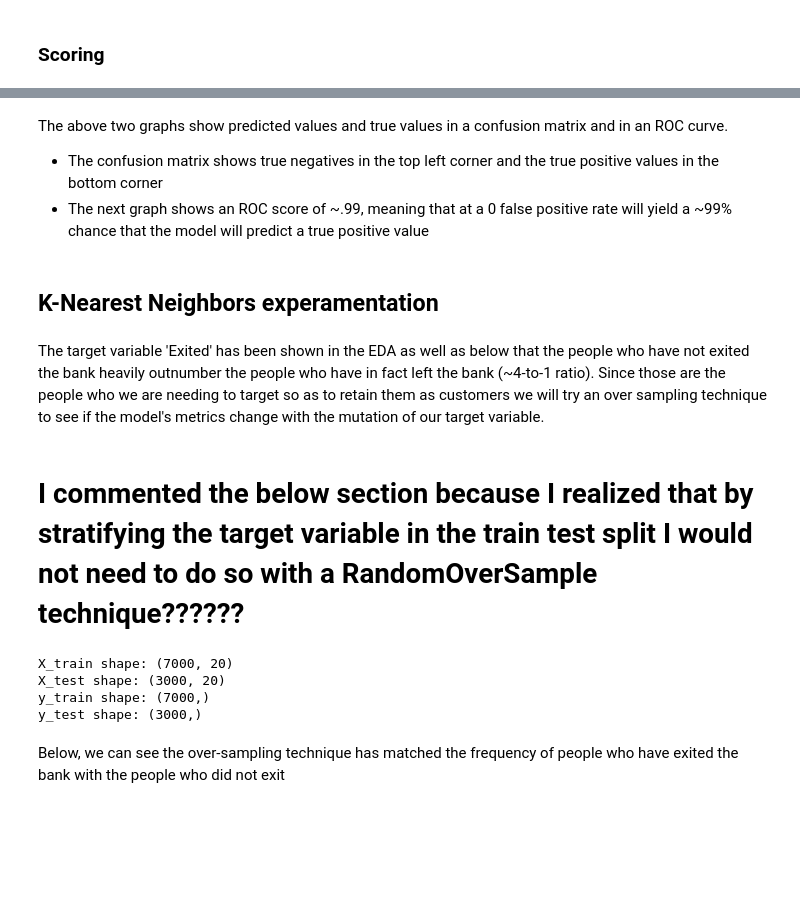
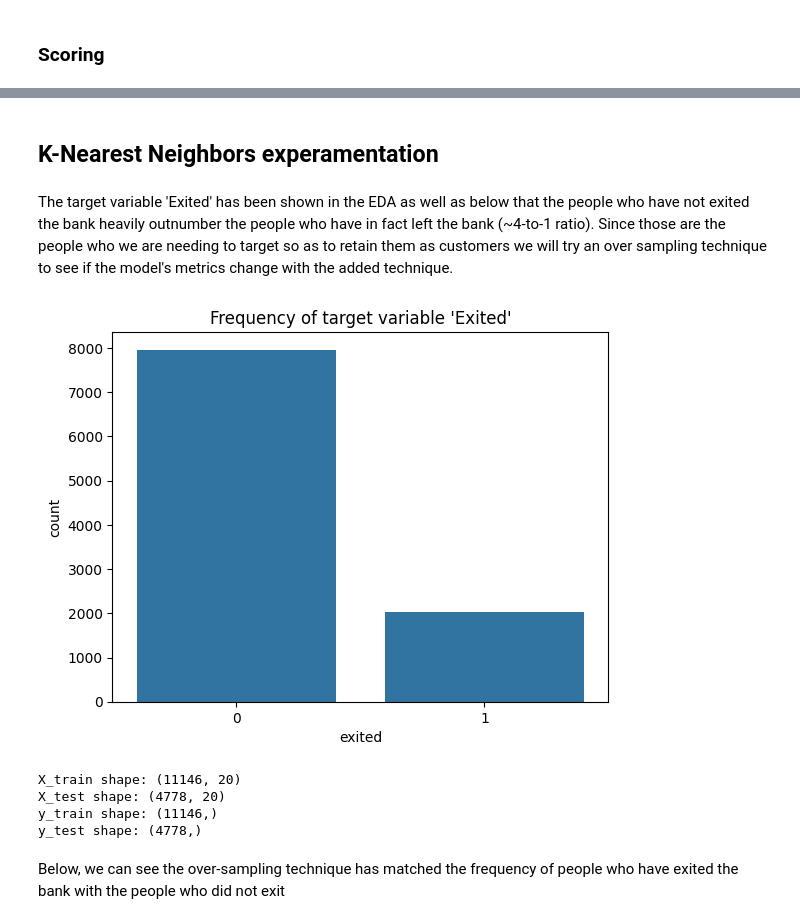
Before and after one commit to SmittyB00p/bank_customer_churn_capstone, a Jupyter notebook: notebooks/baseline.ipynb, the cells around one changed output, grey strips where cells are left out. Saved outputs shown, nothing was run; the diff lists cells and outputs as text; code cells hidden in the pictures; blank space fills up the shorter version.

```diff
--- a/notebooks/baseline.ipynb
+++ b/notebooks/baseline.ipynb
@@ -176,39 +170,35 @@ plt.show()
-# %% [markdown]
-The above two graphs show predicted values and true values in a confusion matrix and in an ROC curve.
-* The confusion matrix shows true negatives in the top left corner and the true positive values in the bottom corner
-* The next graph shows an ROC score of ~.99, meaning that at a 0 false positive rate will yield a ~99% chance that the model will predict a true positive value
 # %% [markdown]
 ## K-Nearest Neighbors experamentation
 # %% [markdown]
-The target variable 'Exited' has been shown in the EDA as well as below that the people who have not exited the bank heavily outnumber the people who have in fact left the bank (~4-to-1 ratio). Since those are the people who we are needing to target so as to retain them as customers we will try an over sampling technique to see if the model's metrics change with the mutation of our target variable.
+The target variable 'Exited' has been shown in the EDA as well as below that the people who have not exited the bank heavily outnumber the people who have in fact left the bank (~4-to-1 ratio). Since those are the people who we are needing to target so as to retain them as customers we will try an over sampling technique to see if the model's metrics change with the added technique.
-# %% [markdown]
-# I commented the below section because I realized that by stratifying the target variable in the train test split I would not need to do so with a RandomOverSample technique??????
 # %%
-# exited_df = pd.DataFrame({'exited': exited})
-# # print(exited)
+exited_df = pd.DataFrame({'exited': exited})
+# print(exited)
 
-# sns.countplot(data=exited_df, x='exited')
-# plt.title("Frequency of target variable 'Exited'")
-# plt.show()
+sns.countplot(data=exited_df, x='exited')
+plt.title("Frequency of target variable 'Exited'")
+plt.show()
+# %% [output]
+[figure, added]
 # %%
 from sklearn.preprocessing import MinMaxScaler
 
 scaler = MinMaxScaler()
 
-# over_sampler = RandomOverSampler(sampling_strategy='minority')
-# df, exited = over_sampler.fit_resample(df, exited)
+over_sampler = RandomOverSampler(sampling_strategy='minority')
+df, exited = over_sampler.fit_resample(df, exited)
 
 X_train, X_test, y_train, y_test = train_test_split(df, exited, test_size=0.30, stratify=exited, random_state=RANDOM_STATE)
 
 print(f'X_train shape: {X_train.shape}\nX_test shape: {X_test.shape}\ny_train shape: {y_train.shape}\ny_test shape: {y_test.shape}')
 
-X_train_scaled = scaler.fit_transform(X_train)
-X_test_scaled = scaler.transform(X_test)
+# print(sum(y_train)/len(y_train))
+# print(sum(y_test)/len(y_test))
 # %% [output]
-X_train shape: (7000, 20)
-X_test shape: (3000, 20)
-y_train shape: (7000,)
-y_test shape: (3000,)
+X_train shape: (11146, 20)
+X_test shape: (4778, 20)
+y_train shape: (11146,)
+y_test shape: (4778,)
 # %% [markdown]
 Below, we can see the over-sampling technique has matched the frequency of people who have exited the bank with the people who did not exit
 # %%
```
Also changed, not shown: parts of 45 cells of this notebook.
